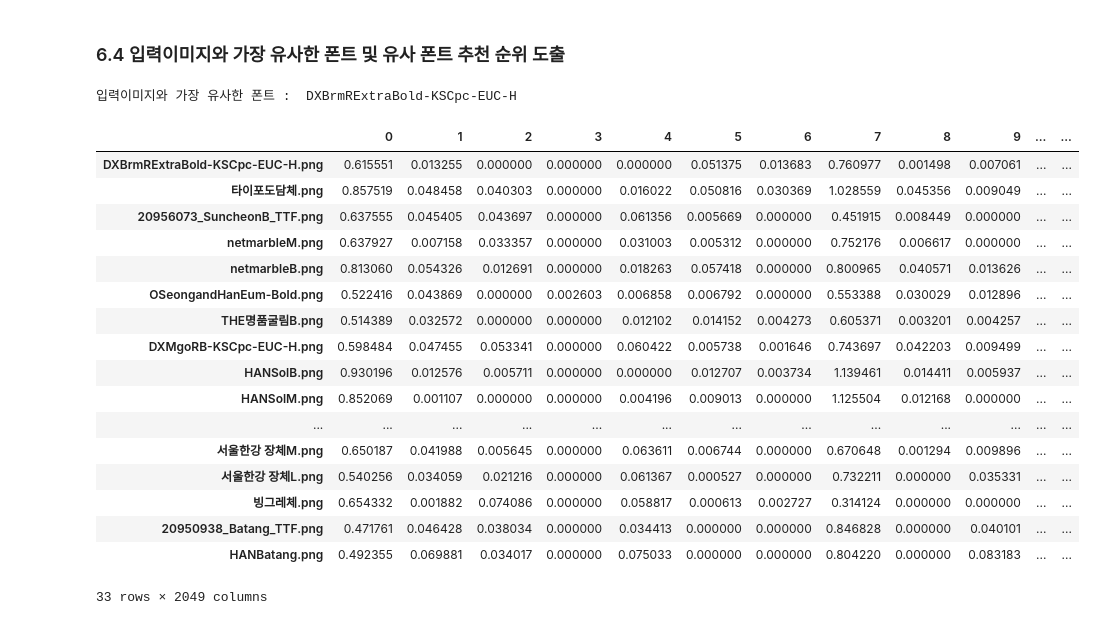
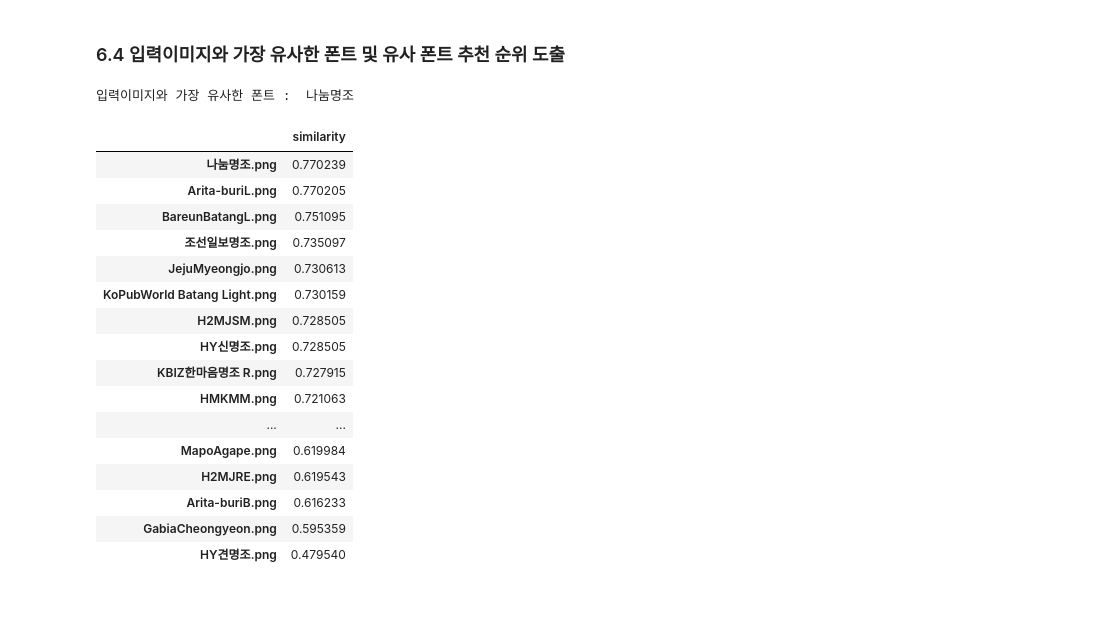
Before and after one commit to Similar-Font-Recommendation/similar-font-recommendation-deeplearning, a Jupyter notebook: Similar font recommendation/font recommendation.ipynb, the cells around one changed output. Drawn from its saved outputs; the diff is of its cells as text; code cells hidden in the pictures.

```diff
--- a/Similar font recommendation/font recommendation.ipynb
+++ b/Similar font recommendation/font recommendation.ipynb
@@ -125,15 +142,15 @@ AdaptiveAvgPool2d(output_size=(1, 1))
 # %% [markdown]
 ### 5.1 대표폰트로 텍스트 렌더링
 # %%
-font_list = os.listdir('C:/Users/SM/dir_/FontProject/_석사코드정리_학제간연구용/1. 폰트파일-_이미지파일 변환 코드/ttf_to_jpg/ttf_standard_font(183)')
+font_list = os.listdir('C:/Users/SM/dir_/FontProject/_석사코드정리_학제간연구용/1. 폰트파일-_이미지파일 변환 코드/ttf_to_jpg/ttf_font(430)')
 
 repres_font_list = []
 for font_idx in repres_fonts:
   repres_font_list.append(repres_fonts[font_idx].values[0] + '.ttf')
 
-msg = "훈민정음"
+msg = "아자아자"
 rendering_time = 1
 img_save_path = "C:/Users/SM/Desktop/2022-2 졸업프로젝트/Similar font recommendation/"
-trim_img_path = make_image(msg, rendering_time, repres_font_list, img_save_path)
+rendered_img_path = make_image(msg, rendering_time, repres_font_list, img_save_path)
 
-trim(trim_img_path)
+remove_margin(rendered_img_path)
@@ -142,7 +157,7 @@ C:/Users/SM/Desktop/2022-2 졸업프로젝트/Similar font recommendation/훈민
 # %% [markdown]
 ### 5.2 렌더링한 텍스트 이미지의 특징벡터 추출
 # %%
-input_path = 'C:/Users/SM/Desktop/2022-2 졸업프로젝트/Similar font recommendation/훈민정음(1)/'
+input_path = rendered_img_path
 list_pics1 = []
 filenames1 = []
 for file1 in os.listdir(input_path):
@@ -157,4 +172,4 @@ for i1, vec1 in enumerate(vectors1):
   pics1[filenames1[i1]] = vec1
 
 rendering_1st_vector_df = pd.DataFrame(pics1).transpose()
-rendering_1st_vector_df
+# rendering_1st_vector_df
@@ -191,20 +198,20 @@ most_sim_font_1st
 # %% [markdown]
 ### 6.1 가장 유사한 대표폰트가 해당된 클러스터의 폰트로 렌더링
 # %%
-font_list_2nd_rendering = fonts_foreach_cluster.iloc[:, 3].dropna().to_numpy()
+font_list_2nd_rendering = fonts_foreach_cluster.iloc[:, most_sim_font_1st].dropna().to_numpy()
 
 most_sim_cluster_font_list = []
 for font in font_list_2nd_rendering:
   most_sim_cluster_font_list.append(font + '.ttf')
 
 rendering_time = 2
-trim_img_path = make_image(msg, rendering_time, most_sim_cluster_font_list, img_save_path)
+rendered_img_path = make_image(msg, rendering_time, most_sim_cluster_font_list, img_save_path)
 
-trim(trim_img_path)
+remove_margin(rendered_img_path)
 # %% [markdown]
 ### 6.2 렌더링한 텍스트 이미지의 특징벡터 추출
 # %%
-input_path = trim_img_path
+input_path = rendered_img_path
 list_pics2 = []
 filenames2 = []
 for file2 in os.listdir(input_path):
@@ -219,5 +226,5 @@ for i2, vec2 in enumerate(vectors2):
     pics2[filenames2[i2]] = vec2
 
 rendering_2st_vector_df = pd.DataFrame(pics2).transpose()
-rendering_2st_vector_df
+# rendering_2st_vector_df
 # %% [output]
@@ -274,26 +243,27 @@ rendering_2st_vector_sim_df
 # %%
 most_sim_font_2st = rendering_2st_vector_sim_df.iloc[[rendering_2st_vector_df['similarity'].argmax()]]
 print('입력이미지와 가장 유사한 폰트 : ', most_sim_font_2st.index[0].replace('.png', ''))
 
 ### 추천 폰트 순위
 rendering_2st_vector_sim_df.sort_values(by=['similarity'],ascending=False)
+
+rendering_2st_vector_sim_df[['similarity']].sort_values(by=['similarity'],ascending=False)
 # %% [output]
-입력이미지와 가장 유사한 폰트 :  DXBrmRExtraBold-KSCpc-EUC-H
+입력이미지와 가장 유사한 폰트 :  나눔명조
-|  | 0 | 1 | 2 | 3 | 4 | 5 | 6 | 7 | 8 | 9 | ... | ... |
-| DXBrmRExtraBold-KSCpc-EUC-H.png | 0.615551 | 0.013255 | 0.000000 | 0.000000 | 0.000000 | 0.051375 | 0.013683 | 0.760977 | 0.001498 | 0.007061 | ... | ... |
-| 타이포도담체.png | 0.857519 | 0.048458 | 0.040303 | 0.000000 | 0.016022 | 0.050816 | 0.030369 | 1.028559 | 0.045356 | 0.009049 | ... | ... |
-| 20956073_SuncheonB_TTF.png | 0.637555 | 0.045405 | 0.043697 | 0.000000 | 0.061356 | 0.005669 | 0.000000 | 0.451915 | 0.008449 | 0.000000 | ... | ... |
-| netmarbleM.png | 0.637927 | 0.007158 | 0.033357 | 0.000000 | 0.031003 | 0.005312 | 0.000000 | 0.752176 | 0.006617 | 0.000000 | ... | ... |
-| netmarbleB.png | 0.813060 | 0.054326 | 0.012691 | 0.000000 | 0.018263 | 0.057418 | 0.000000 | 0.800965 | 0.040571 | 0.013626 | ... | ... |
-| OSeongandHanEum-Bold.png | 0.522416 | 0.043869 | 0.000000 | 0.002603 | 0.006858 | 0.006792 | 0.000000 | 0.553388 | 0.030029 | 0.012896 | ... | ... |
-| THE명품굴림B.png | 0.514389 | 0.032572 | 0.000000 | 0.000000 | 0.012102 | 0.014152 | 0.004273 | 0.605371 | 0.003201 | 0.004257 | ... | ... |
-| DXMgoRB-KSCpc-EUC-H.png | 0.598484 | 0.047455 | 0.053341 | 0.000000 | 0.060422 | 0.005738 | 0.001646 | 0.743697 | 0.042203 | 0.009499 | ... | ... |
-| HANSolB.png | 0.930196 | 0.012576 | 0.005711 | 0.000000 | 0.000000 | 0.012707 | 0.003734 | 1.139461 | 0.014411 | 0.005937 | ... | ... |
-| HANSolM.png | 0.852069 | 0.001107 | 0.000000 | 0.000000 | 0.004196 | 0.009013 | 0.000000 | 1.125504 | 0.012168 | 0.000000 | ... | ... |
-| ... | ... | ... | ... | ... | ... | ... | ... | ... | ... | ... | ... | ... |
-| 서울한강 장체M.png | 0.650187 | 0.041988 | 0.005645 | 0.000000 | 0.063611 | 0.006744 | 0.000000 | 0.670648 | 0.001294 | 0.009896 | ... | ... |
-| 서울한강 장체L.png | 0.540256 | 0.034059 | 0.021216 | 0.000000 | 0.061367 | 0.000527 | 0.000000 | 0.732211 | 0.000000 | 0.035331 | ... | ... |
-| 빙그레체.png | 0.654332 | 0.001882 | 0.074086 | 0.000000 | 0.058817 | 0.000613 | 0.002727 | 0.314124 | 0.000000 | 0.000000 | ... | ... |
-| 20950938_Batang_TTF.png | 0.471761 | 0.046428 | 0.038034 | 0.000000 | 0.034413 | 0.000000 | 0.000000 | 0.846828 | 0.000000 | 0.040101 | ... | ... |
-| HANBatang.png | 0.492355 | 0.069881 | 0.034017 | 0.000000 | 0.075033 | 0.000000 | 0.000000 | 0.804220 | 0.000000 | 0.083183 | ... | ... |
+|  | similarity |
+| 나눔명조.png | 0.770239 |
+| Arita-buriL.png | 0.770205 |
+| BareunBatangL.png | 0.751095 |
+| 조선일보명조.png | 0.735097 |
+| JejuMyeongjo.png | 0.730613 |
+| KoPubWorld Batang Light.png | 0.730159 |
+| H2MJSM.png | 0.728505 |
+| HY신명조.png | 0.728505 |
+| KBIZ한마음명조 R.png | 0.727915 |
+| HMKMM.png | 0.721063 |
+| ... | ... |
+| MapoAgape.png | 0.619984 |
+| H2MJRE.png | 0.619543 |
+| Arita-buriB.png | 0.616233 |
+| GabiaCheongyeon.png | 0.595359 |
+| HY견명조.png | 0.479540 |
-33 rows × 2049 columns
```
Also changed, not shown: parts of 14 cells of this notebook.
